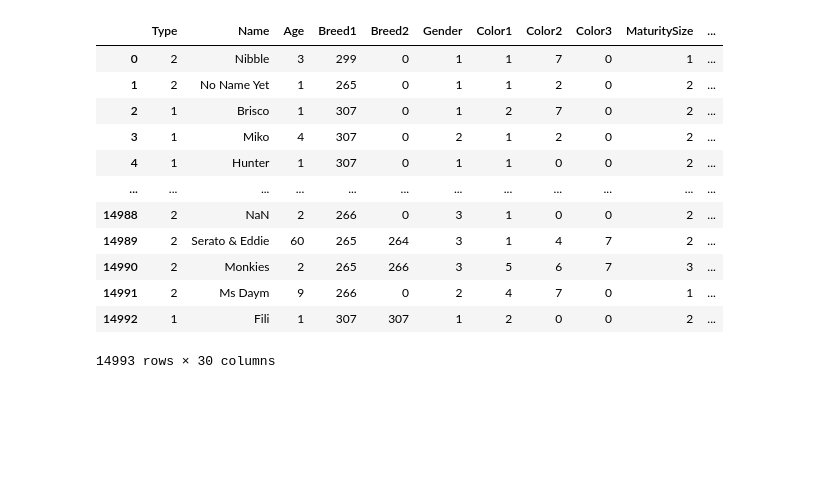
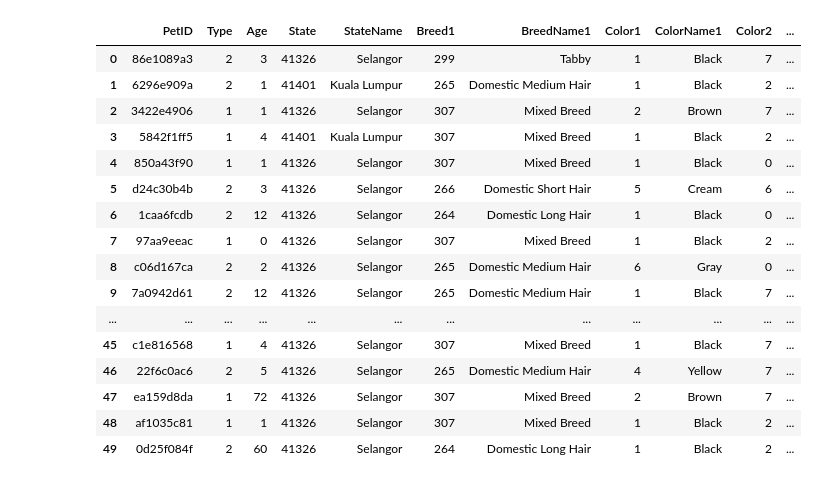
Before and after one commit to DianaI20/Pet_finder, a Jupyter notebook: Pet_finder.ipynb, the cells around one changed output. Cells and saved outputs as stored; diff of their text form; code cells hidden in the pictures; blank space fills up the shorter version.

```diff
--- a/Pet_finder.ipynb
+++ b/Pet_finder.ipynb
@@ -38,3 +59,6 @@ mainFrame = pd.merge(mainFrame, colorLabelsFrame,  how='left', left_on = 'Color1
 mainFrame = pd.merge(mainFrame, colorLabelsFrame,  how='left', left_on = 'Color2', right_on = 'ColorID')
 mainFrame = pd.merge(mainFrame, colorLabelsFrame,  how='left', left_on = 'Color3', right_on = 'ColorID')
 mainFrame = pd.merge(mainFrame, stateLabelsFrame,  how='left', left_on = 'State', right_on = 'StateID')
+# %%
+pd.set_option('display.max_columns', None)
+mainFrame.head(20)
@@ -41,11 +93,4 @@ mainFrame = pd.merge(mainFrame, stateLabelsFrame,  how='left', left_on = 'State'
 # %%
-# deleting and renaming merged columns
-del mainFrame['Type_y']
-del mainFrame['Type_x']
-del mainFrame['ColorID']
-del mainFrame['ColorID_x']
-del mainFrame['ColorID_y']
-del mainFrame['BreedID_x']
-del mainFrame['BreedID_y']
-del mainFrame['StateID']
-mainFrame.rename(columns = {'BreedName_x':'BreedName1', 'BreedName_y':'BreedName2','Type_x':'Type','ColorName_x':'ColorName1', 'ColorName_y':'ColorName2', 'ColorName':'ColorName3'}, inplace = True)
+# deleting duplicates & irrelevant columns and renaming merged columns
+mainFrame.drop(['Type_y', 'Type', 'ColorID','ColorID_x','ColorID_y', 'BreedID_x','BreedID_y','StateID','RescuerID', 'Name', 'Description'], axis=1, inplace=True)
+mainFrame.rename(columns = {'BreedName_x':'BreedName1', 'BreedName_y':'BreedName2','Type_x':'Type','ColorName_x':'ColorName1', 'ColorName_y':'ColorName2', 'ColorName': 'ColorName3'}, inplace = True)
@@ -51,0 +138,9 @@ mainFrame.rename(columns = {'BreedName_x':'BreedName1', 'BreedName_y':'BreedName
+# %%
+#delete the null rows
+mainFrame = mainFrame[~mainFrame.BreedName1.isnull()]
+
+# create a new column to find if the pet is mixed breed
+mainFrame['isMixed'] = np.where(mainFrame.BreedName2.isnull(), False, True)
+
+#drop the columns with too many null values or object values
+mainFrame.drop(['Breed2','BreedName2', 'Color3', 'ColorName3', 'Description','BreedName1','ColorName1', 'ColorName2', ], axis=1, inplace=True)
@@ -52,3 +163,3 @@ mainFrame.rename(columns = {'BreedName_x':'BreedName1', 'BreedName_y':'BreedName
 # %%
 # rearraging columns
-mainFrame = mainFrame[['PetID', 'Type', 'Name', 'Age', 'State','StateName', 'Breed1', 'BreedName1', 'Breed2', 'BreedName2', 'Color1', 'ColorName1', 'Color2', 'ColorName2', 'Color3', 'ColorName3','Gender','MaturitySize', 'FurLength','Vaccinated','Dewormed','Sterilized','Health','Quantity','Fee','RescuerID','VideoAmt','Description','PhotoAmt','AdoptionSpeed' ]]
+mainFrame = mainFrame[['PetID', 'Type', 'Age', 'State','StateName', 'Breed1','BreedName1', 'Color1', 'ColorName1', 'Color2', 'ColorName2','Gender','MaturitySize', 'FurLength','Vaccinated','Dewormed','Sterilized','Health','Quantity','Fee','PhotoAmt','AdoptionSpeed' ]]
@@ -55,16 +169,20 @@ mainFrame = mainFrame[['PetID', 'Type', 'Name', 'Age', 'State','StateName', 'Bre
 # %%
-mainFrame
+mainFrame.head(50)
 # %% [output]
-|  | Type | Name | Age | Breed1 | Breed2 | Gender | Color1 | Color2 | Color3 | MaturitySize | ... |
-| 0 | 2 | Nibble | 3 | 299 | 0 | 1 | 1 | 7 | 0 | 1 | ... |
-| 1 | 2 | No Name Yet | 1 | 265 | 0 | 1 | 1 | 2 | 0 | 2 | ... |
-| 2 | 1 | Brisco | 1 | 307 | 0 | 1 | 2 | 7 | 0 | 2 | ... |
-| 3 | 1 | Miko | 4 | 307 | 0 | 2 | 1 | 2 | 0 | 2 | ... |
-| 4 | 1 | Hunter | 1 | 307 | 0 | 1 | 1 | 0 | 0 | 2 | ... |
+|  | PetID | Type | Age | State | StateName | Breed1 | BreedName1 | Color1 | ColorName1 | Color2 | ... |
+| 0 | 86e1089a3 | 2 | 3 | 41326 | Selangor | 299 | Tabby | 1 | Black | 7 | ... |
+| 1 | 6296e909a | 2 | 1 | 41401 | Kuala Lumpur | 265 | Domestic Medium Hair | 1 | Black | 2 | ... |
+| 2 | 3422e4906 | 1 | 1 | 41326 | Selangor | 307 | Mixed Breed | 2 | Brown | 7 | ... |
+| 3 | 5842f1ff5 | 1 | 4 | 41401 | Kuala Lumpur | 307 | Mixed Breed | 1 | Black | 2 | ... |
+| 4 | 850a43f90 | 1 | 1 | 41326 | Selangor | 307 | Mixed Breed | 1 | Black | 0 | ... |
+| 5 | d24c30b4b | 2 | 3 | 41326 | Selangor | 266 | Domestic Short Hair | 5 | Cream | 6 | ... |
+| 6 | 1caa6fcdb | 2 | 12 | 41326 | Selangor | 264 | Domestic Long Hair | 1 | Black | 0 | ... |
+| 7 | 97aa9eeac | 1 | 0 | 41326 | Selangor | 307 | Mixed Breed | 1 | Black | 2 | ... |
+| 8 | c06d167ca | 2 | 2 | 41326 | Selangor | 265 | Domestic Medium Hair | 6 | Gray | 0 | ... |
+| 9 | 7a0942d61 | 2 | 12 | 41326 | Selangor | 265 | Domestic Medium Hair | 1 | Black | 7 | ... |
 | ... | ... | ... | ... | ... | ... | ... | ... | ... | ... | ... | ... |
-| 14988 | 2 | NaN | 2 | 266 | 0 | 3 | 1 | 0 | 0 | 2 | ... |
-| 14989 | 2 | Serato & Eddie | 60 | 265 | 264 | 3 | 1 | 4 | 7 | 2 | ... |
-| 14990 | 2 | Monkies | 2 | 265 | 266 | 3 | 5 | 6 | 7 | 3 | ... |
-| 14991 | 2 | Ms Daym | 9 | 266 | 0 | 2 | 4 | 7 | 0 | 1 | ... |
-| 14992 | 1 | Fili | 1 | 307 | 307 | 1 | 2 | 0 | 0 | 2 | ... |
+| 45 | c1e816568 | 1 | 4 | 41326 | Selangor | 307 | Mixed Breed | 1 | Black | 7 | ... |
+| 46 | 22f6c0ac6 | 2 | 5 | 41326 | Selangor | 265 | Domestic Medium Hair | 4 | Yellow | 7 | ... |
+| 47 | ea159d8da | 1 | 72 | 41326 | Selangor | 307 | Mixed Breed | 2 | Brown | 7 | ... |
+| 48 | af1035c81 | 1 | 1 | 41326 | Selangor | 307 | Mixed Breed | 1 | Black | 2 | ... |
+| 49 | 0d25f084f | 2 | 60 | 41326 | Selangor | 264 | Domestic Long Hair | 1 | Black | 2 | ... |
-14993 rows × 30 columns
```
Also changed, not shown: parts of 27 cells of this notebook.
